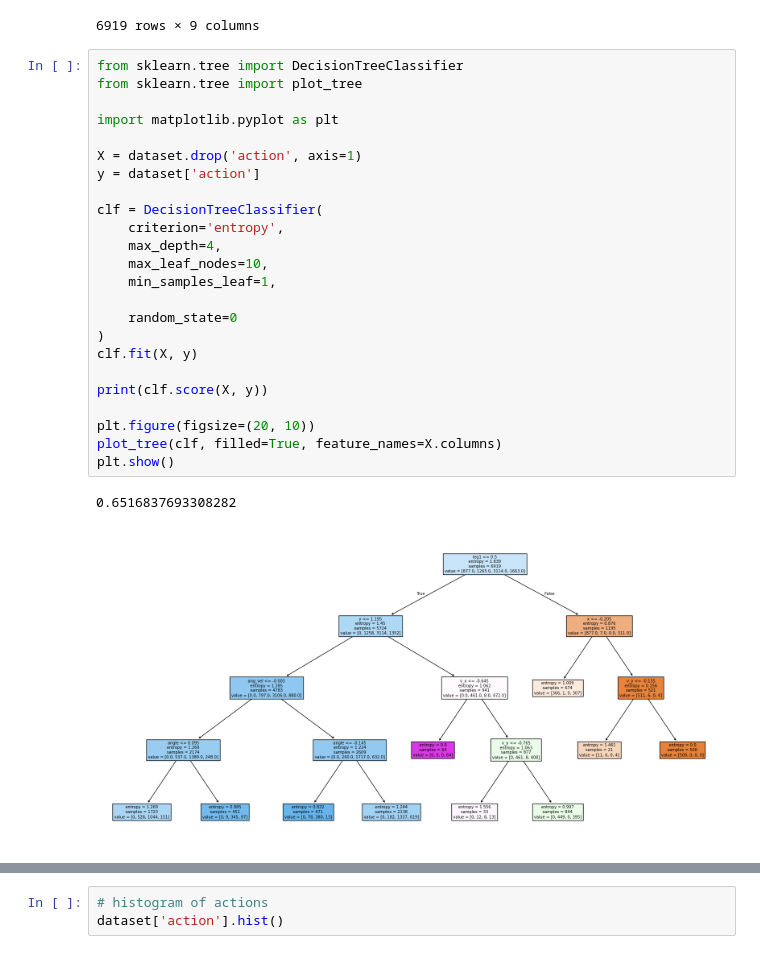
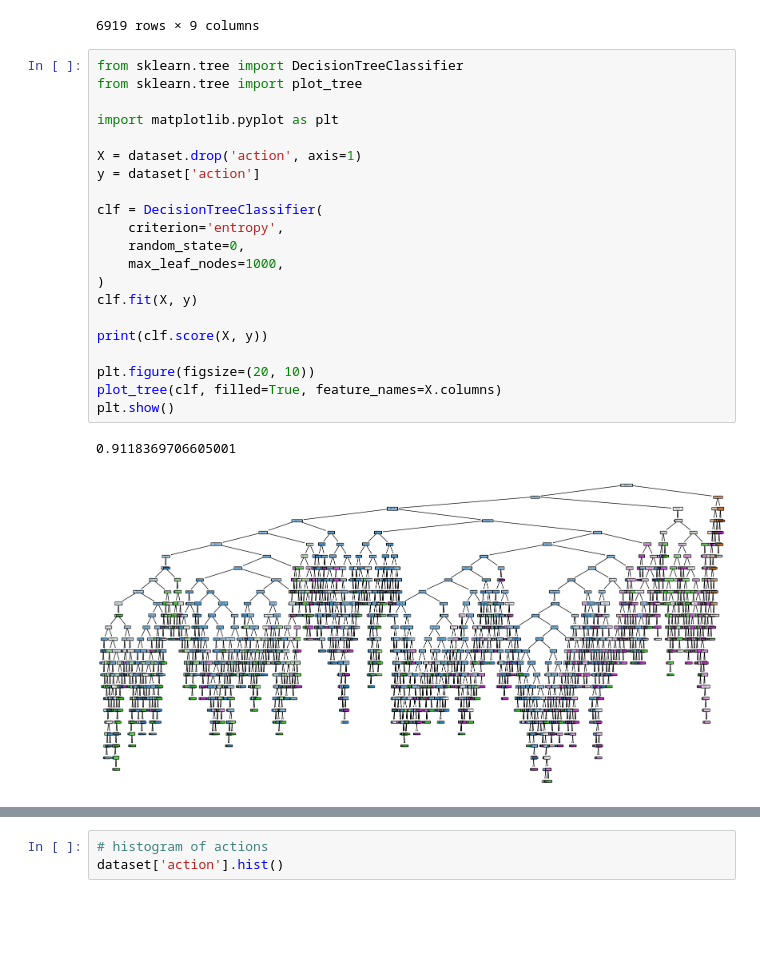
Before and after one commit to CarlosLafuenteCarreras/stochastic-gym-solver, a Jupyter notebook: explain-model.ipynb, the cells around one changed output, grey strips where cells are left out. Drawn from its saved outputs; the diff is of its cells as text; blank space fills up the shorter version.

```diff
--- a/explain-model.ipynb
+++ b/explain-model.ipynb
@@ -26,30 +26,27 @@ dataset
 # %%
 from sklearn.tree import DecisionTreeClassifier
 from sklearn.tree import plot_tree
 
 import matplotlib.pyplot as plt
 
 X = dataset.drop('action', axis=1)
 y = dataset['action']
 
 clf = DecisionTreeClassifier(
     criterion='entropy',
-    max_depth=4,
-    max_leaf_nodes=10,
-    min_samples_leaf=1,
-
-    random_state=0
+    random_state=0,
+    max_leaf_nodes=1000,
 )
 clf.fit(X, y)
 
 print(clf.score(X, y))
 
 plt.figure(figsize=(20, 10))
 plot_tree(clf, filled=True, feature_names=X.columns)
 plt.show()
 # %% [output]
-0.6516837693308282
+0.9118369706605001
-[figure, old version]
+[figure, new version]
 # %%
 # tune by grid search
 from sklearn.model_selection import RandomizedSearchCV
```
Also changed, not shown: parts of 6 cells of this notebook, 1 other file.
